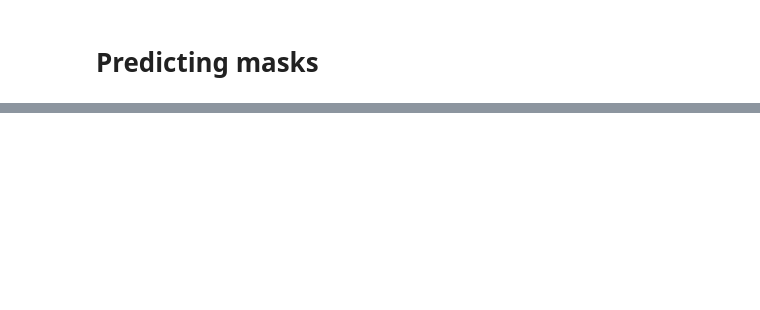
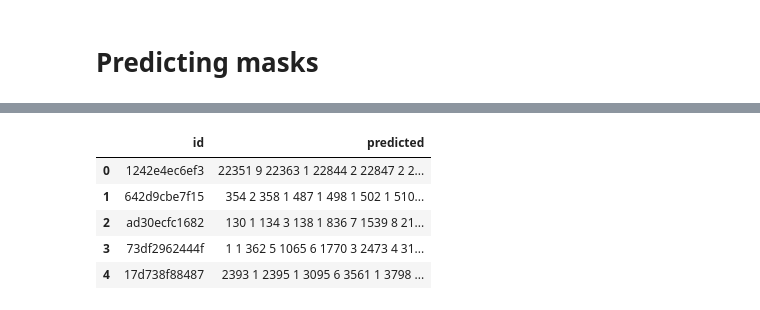
Before and after one commit to petersenjoern/sartorius-cell-segmentation, a Jupyter notebook: training.ipynb, the cells around one changed output, grey strips where cells are left out. Saved outputs shown, nothing was run; the diff lists cells and outputs as text; code cells hidden in the pictures; blank space fills up the shorter version.

```diff
--- a/training.ipynb
+++ b/training.ipynb
@@ -490,0 +477,23 @@ Convert pred_y into individual cells and encode back using RLE
+# %%
+img_ids = []
+rle_encondings = []
+for i in range(num_preds):
+    img_id = image_ids[sample_pred_ids[i]]
+    img_ids.append(img_id)
+
+    rle_encoding = rle_encode(pred_y_mask[i])
+    rle_encondings.append(rle_encoding)
+
+sample_submission = pd.DataFrame({
+    'id': img_ids,
+    'predicted': rle_encondings
+})
+# %%
+sample_submission
+# %% [output]
+|  | id | predicted |
+| 0 | 1242e4ec6ef3 | 22351 9 22363 1 22844 2 22847 2 2... |
+| 1 | 642d9cbe7f15 | 354 2 358 1 487 1 498 1 502 1 510... |
+| 2 | ad30ecfc1682 | 130 1 134 3 138 1 836 7 1539 8 21... |
+| 3 | 73df2962444f | 1 1 362 5 1065 6 1770 3 2473 4 31... |
+| 4 | 17d738f88487 | 2393 1 2395 1 3095 6 3561 1 3798 ... |
```
Also changed, not shown: parts of 13 cells of this notebook, 2 other files.
